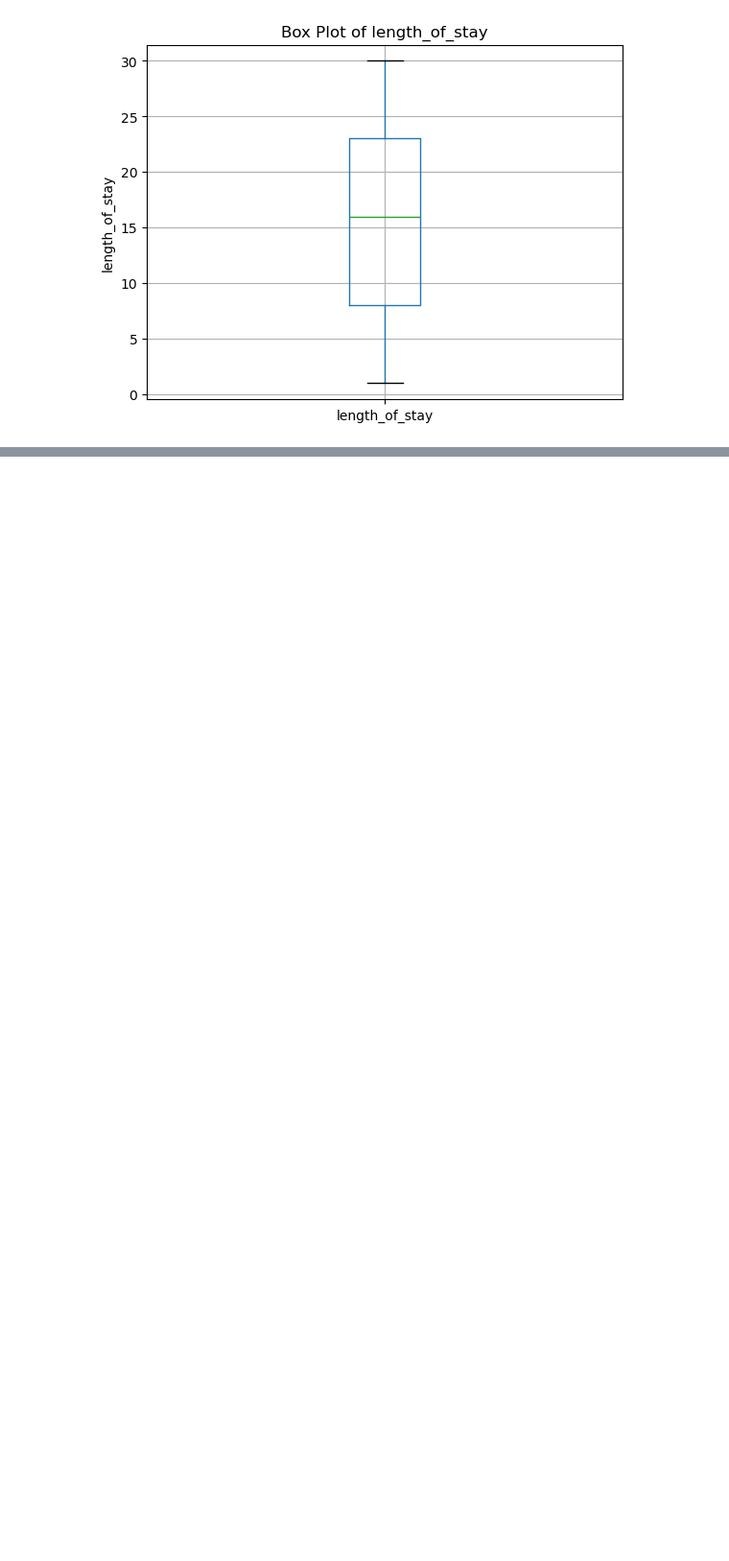
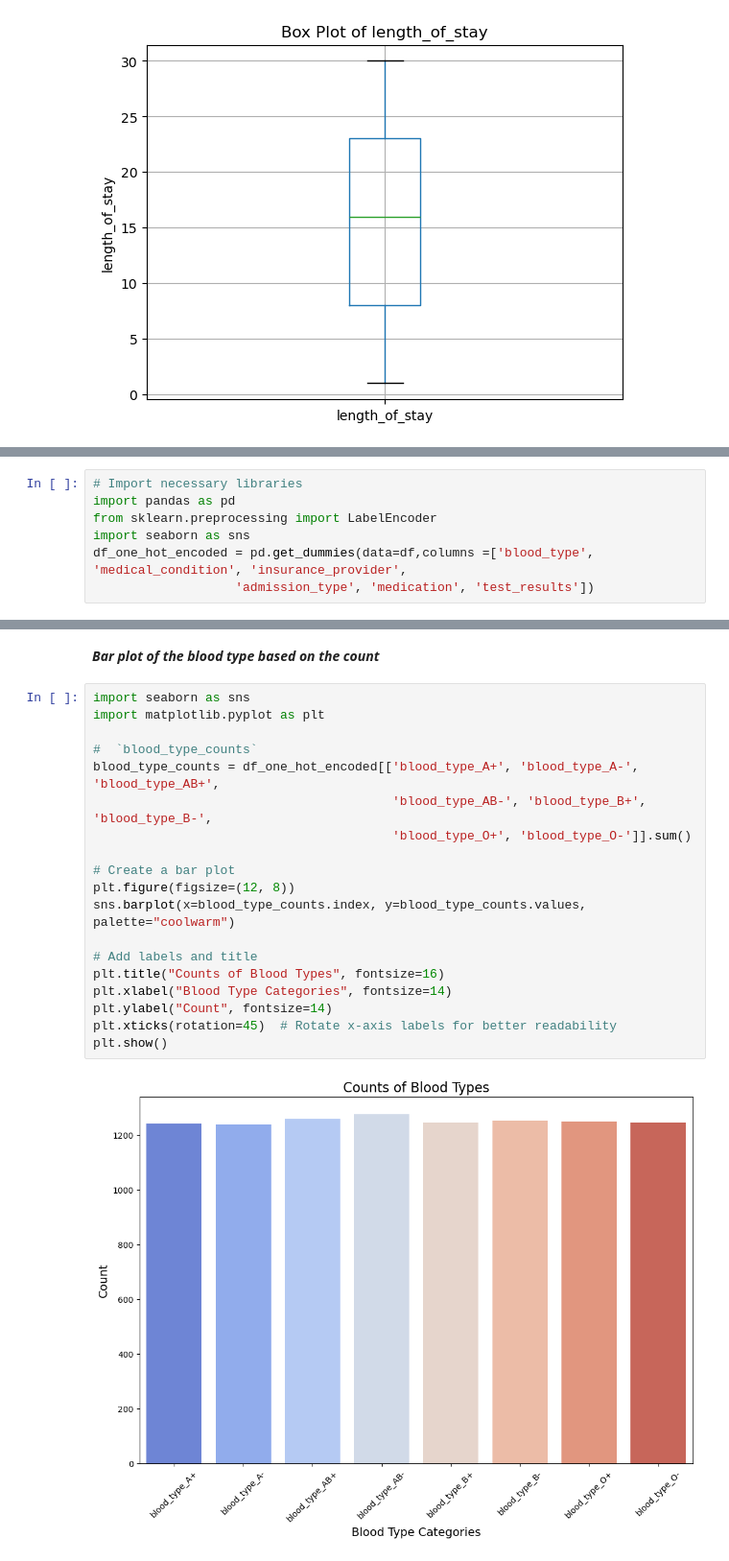
Before and after one commit to Rejith2205/Health-Care-Analysis-Project, a Jupyter notebook: Health Care Analysis_1st_Phase.ipynb, the cells around one changed output, grey strips where cells are left out. Shown at 96% size. Saved outputs shown, nothing was run; the diff lists cells and outputs as text; blank space fills up the shorter version.

```diff
--- a/Health Care Analysis_1st_Phase.ipynb
+++ b/Health Care Analysis_1st_Phase.ipynb
@@ -334,0 +448,7 @@ Name: count, dtype: int64
+# %%
+# Import necessary libraries
+import pandas as pd
+from sklearn.preprocessing import LabelEncoder
+import seaborn as sns
+df_one_hot_encoded = pd.get_dummies(data=df,columns =['blood_type', 'medical_condition', 'insurance_provider',
+                   'admission_type', 'medication', 'test_results'])
@@ -334,0 +485,23 @@ Name: count, dtype: int64
+# %% [markdown]
+***Bar plot of the blood type based on the count***
+# %%
+import seaborn as sns
+import matplotlib.pyplot as plt
+
+#  `blood_type_counts`
+blood_type_counts = df_one_hot_encoded[['blood_type_A+', 'blood_type_A-', 'blood_type_AB+',
+                                        'blood_type_AB-', 'blood_type_B+', 'blood_type_B-',
+                                        'blood_type_O+', 'blood_type_O-']].sum()
+
+# Create a bar plot
+plt.figure(figsize=(12, 8))
+sns.barplot(x=blood_type_counts.index, y=blood_type_counts.values, palette="coolwarm")
+
+# Add labels and title
+plt.title("Counts of Blood Types", fontsize=16)
+plt.xlabel("Blood Type Categories", fontsize=14)
+plt.ylabel("Count", fontsize=14)
+plt.xticks(rotation=45)  # Rotate x-axis labels for better readability
+plt.show()
+# %% [output]
+[figure, added]
```
Also changed, not shown: parts of 32 cells of this notebook, 1 other file.
